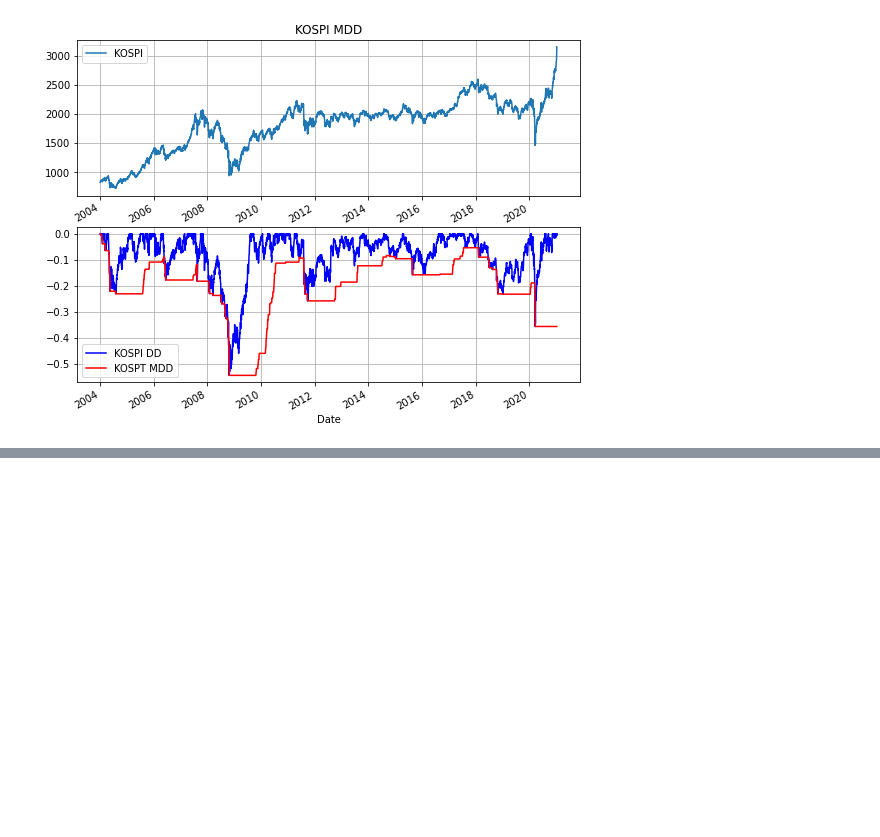
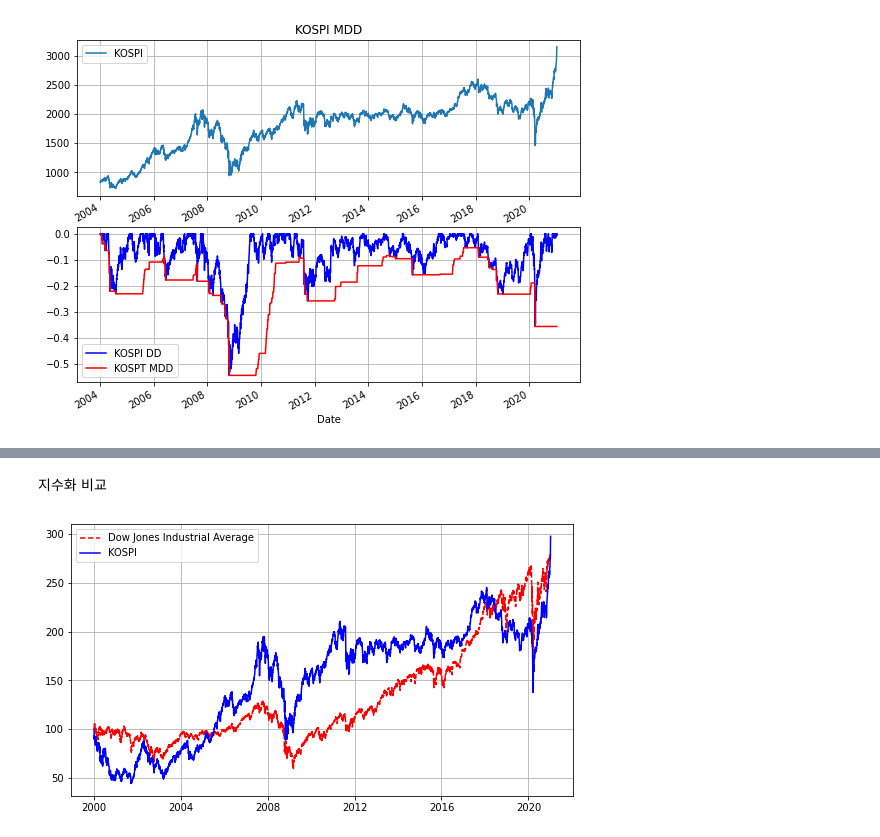
Before and after one commit to Dltmd202/StockAnalytics, a Jupyter notebook: StockAnalytics.ipynb, the cells around one changed output, grey strips where cells are left out. Saved outputs shown, nothing was run; the diff lists cells and outputs as text; code cells hidden in the pictures; blank space fills up the shorter version.

```diff
--- a/StockAnalytics.ipynb
+++ b/StockAnalytics.ipynb
@@ -200,0 +221,16 @@ plt.show()
+# %% [markdown]
+지수화 비교
+# %%
+d = (dow.Close / dow.Close.loc['2000-01-04']) * 100
+k = (kospi.Close / kospi.Close.loc['2000-01-04']) * 100
+
+import matplotlib.pyplot as plt
+
+plt.figure(figsize=(9,5))
+plt.plot(d.index , d , 'r--' , label='Dow Jones Industrial Average')
+plt.plot(k.index , k , 'b' , label = 'KOSPI')
+plt.grid(True)
+plt.legend(loc='best')
+plt.show()
+# %% [output]
+[figure, added]
```
Also changed, not shown: parts of 6 cells of this notebook.
